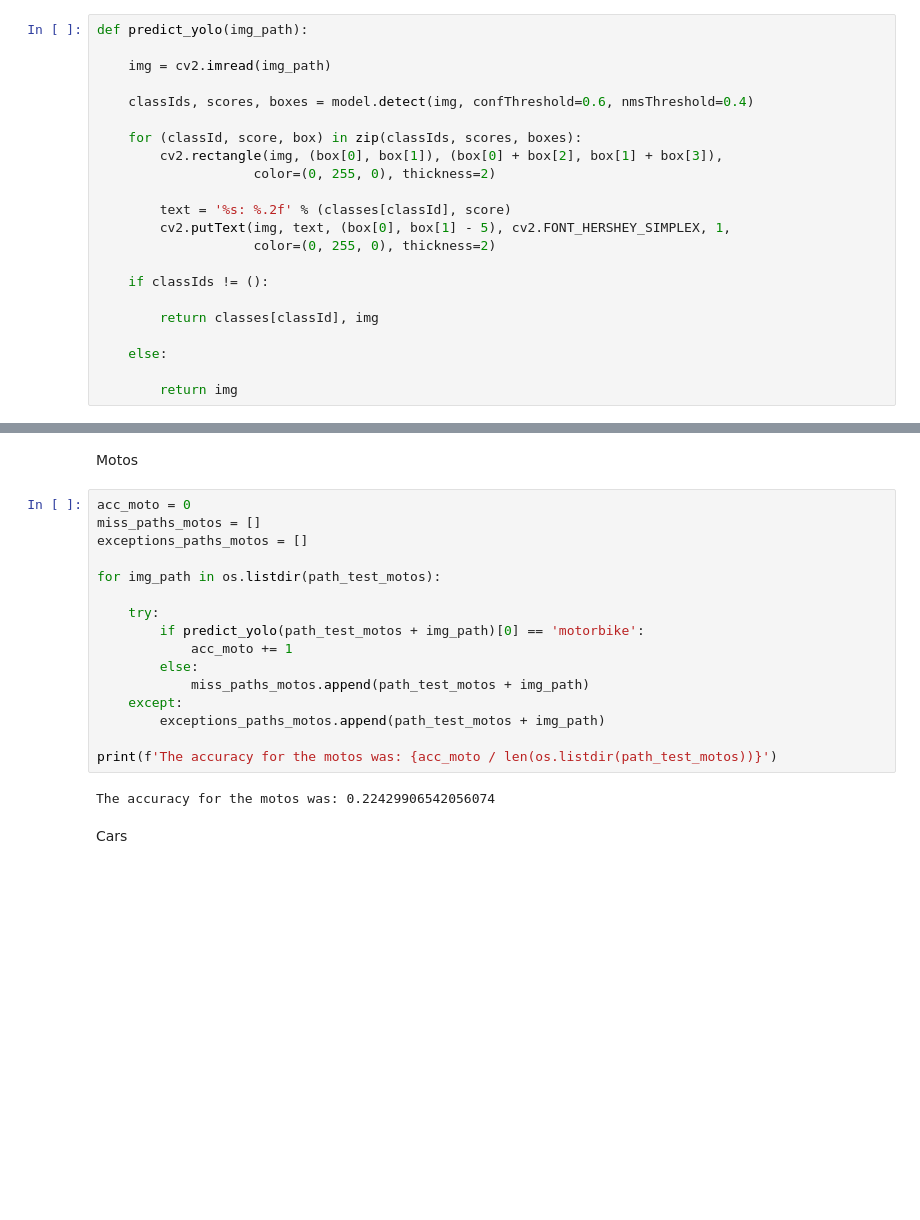
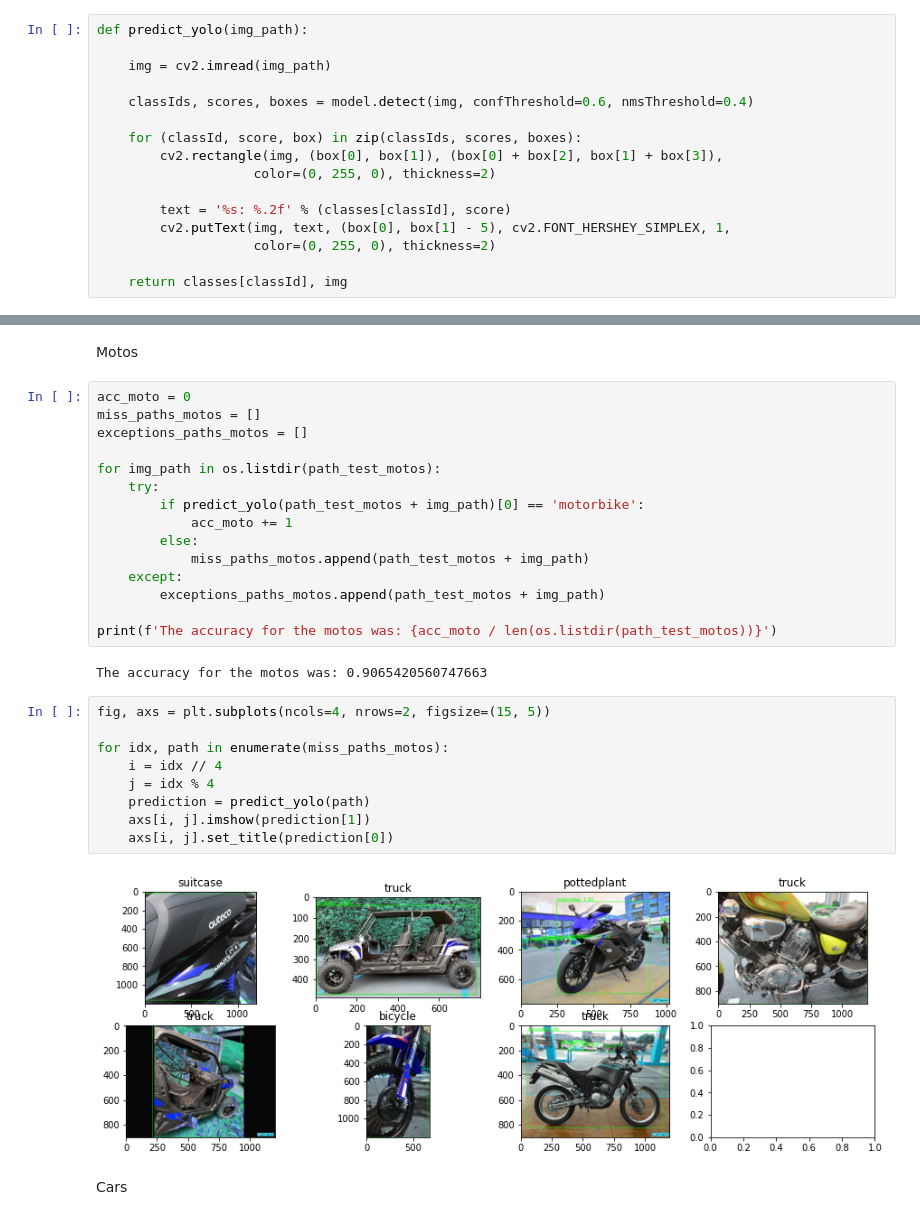
Before and after one commit to paulfyd/Applied-Deep-Learning-Project, a Jupyter notebook: vehicle-recognition/vehicle_recognition.ipynb, the cells around one changed output, grey strips where cells are left out. Drawn from its saved outputs; the diff is of its cells as text; blank space fills up the shorter version.

Commit message:
Yolo classification part

```diff
--- a/vehicle-recognition/vehicle_recognition.ipynb
+++ b/vehicle-recognition/vehicle_recognition.ipynb
@@ -325,13 +323,7 @@ def predict_yolo(img_path):
         cv2.putText(img, text, (box[0], box[1] - 5), cv2.FONT_HERSHEY_SIMPLEX, 1,
                     color=(0, 255, 0), thickness=2)
 
-    if classIds != ():
-
-        return classes[classId], img
-
-    else:
-
-        return img
+    return classes[classId], img
 # %% [markdown]
 Evaluate YOLO on the classification task for the test set
 # %%
@@ -346,7 +338,6 @@ miss_paths_motos = []
 exceptions_paths_motos = []
 
 for img_path in os.listdir(path_test_motos):
-
     try:
         if predict_yolo(path_test_motos + img_path)[0] == 'motorbike':
             acc_moto += 1
@@ -357,7 +348,18 @@ for img_path in os.listdir(path_test_motos):
 
 print(f'The accuracy for the motos was: {acc_moto / len(os.listdir(path_test_motos))}')
 # %% [output]
-The accuracy for the motos was: 0.22429906542056074
+The accuracy for the motos was: 0.9065420560747663
+# %%
+fig, axs = plt.subplots(ncols=4, nrows=2, figsize=(15, 5))
+
+for idx, path in enumerate(miss_paths_motos):
+    i = idx // 4
+    j = idx % 4
+    prediction = predict_yolo(path)
+    axs[i, j].imshow(prediction[1])
+    axs[i, j].set_title(prediction[0])
+# %% [output]
+[figure, added]
 # %% [markdown]
 Cars
 # %%
```
Also changed, not shown: parts of 6 cells of this notebook.
